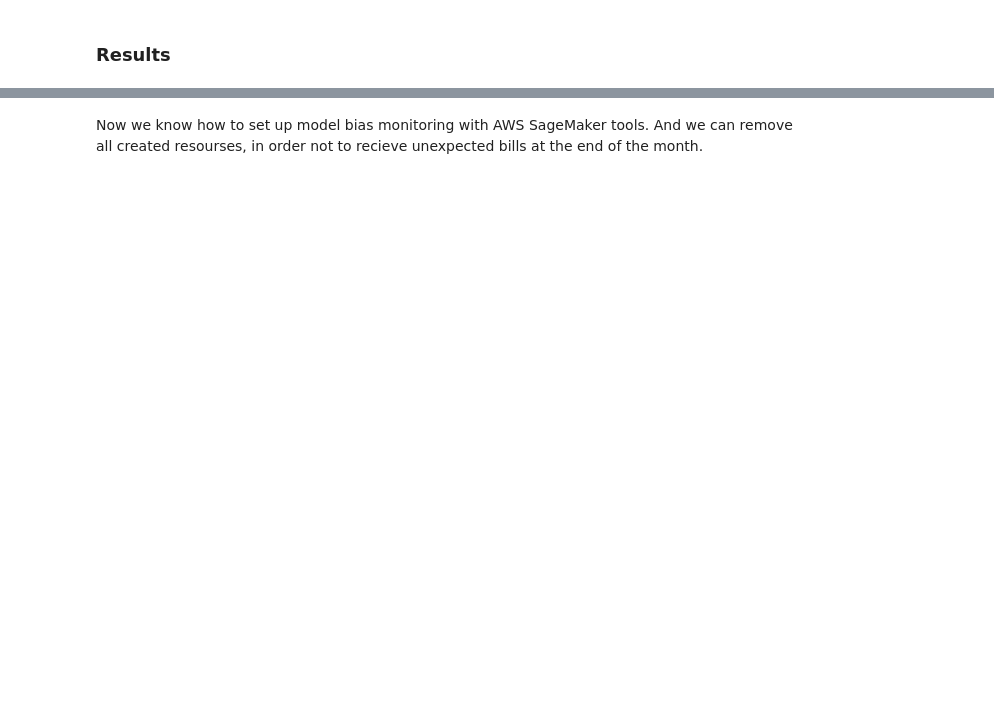
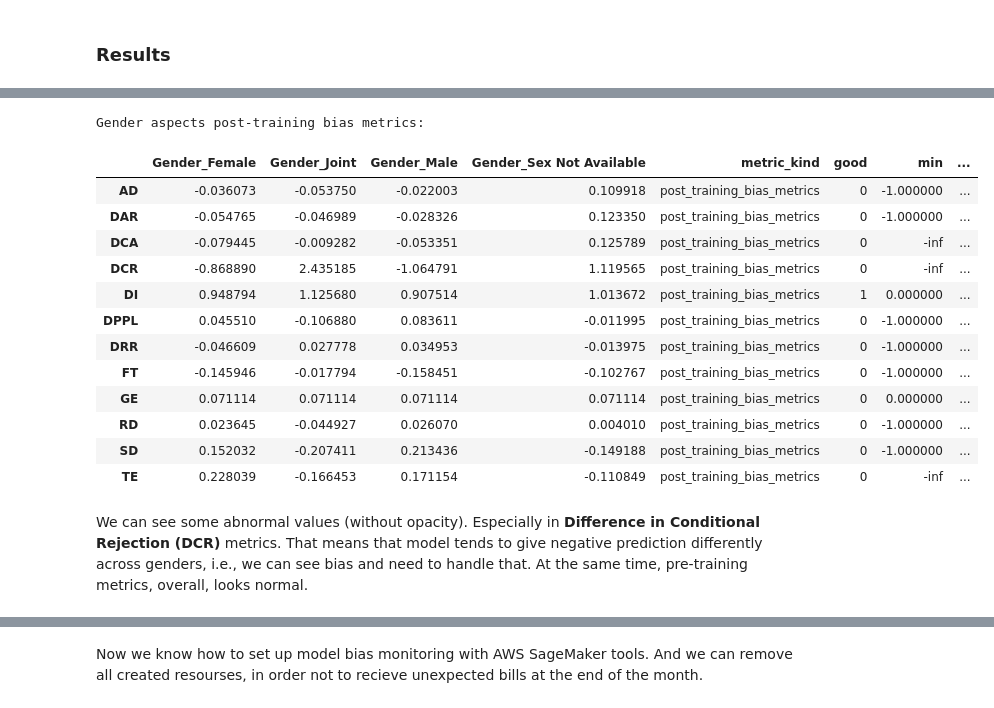
Before and after one commit to griddynamics/gd-ml-observability, a Jupyter notebook: notebooks/model_bias_monitor.ipynb, the cells around one changed output, grey strips where cells are left out. Drawn from its saved outputs; the diff is of its cells as text; code cells hidden in the pictures; blank space fills up the shorter version.

```diff
--- a/notebooks/model_bias_monitor.ipynb
+++ b/notebooks/model_bias_monitor.ipynb
@@ -237,0 +327,10 @@ print(S3Downloader.read_file(model_bias_constraints.file_s3_uri))
+# %%
+print(f"ModelBiasMonitor suggested constraints: {model_bias_constraints.file_s3_uri}")
+print("Visualizing part of suggested constrains:")
+suggested_constrains = json.loads(S3Downloader.read_file(model_bias_constraints.file_s3_uri))
+res = {k: v for k, v in suggested_constrains.items() if 'metrics' not in k}
+res['post_training_bias_metrics'] = dict(label='Status', facets=dict(Gender_Female=suggested_constrains['post_training_bias_metrics']['facets']['Gender_Female']))
+res['pre_training_bias_metrics'] = dict(label='Status', facets=dict(Gender_Female=suggested_constrains['pre_training_bias_metrics']['facets']['Gender_Female']))
+res['post_training_bias_metrics']['facets']['income'] = '...'
+res['pre_training_bias_metrics']['facets']['income'] = '...'
+print(json.dumps(res, indent=4))
@@ -278,11 +401,12 @@ Preparing data for checking for model bias. It can be any data supported by mode
 # %%
-test_df = pd.read_csv(validation_dataset)
-tr_df = pd.read_csv(training_dataset)
+test_df = pd.read_csv(TEST_PATH)
 for col in FACET_COLUMNS_VALUES:
     if col == 'income':
         continue
     test_df[col] = test_df[col].astype(int)
-    tr_df[col] = tr_df[col].astype(int)
+
+gender_aspects = [col for col in FACET_COLUMNS_VALUES if 'Gender' in col]
+descr_colnames = ['metric_kind', 'good', 'min', 'max', 'description',]
 # %%
 # Serialization function which will make Clarity understand types of attributes
 def cast_str(x):
@@ -360,0 +533,3 @@ ground_truth_thread.start()
+# %%
+wait_for_execution_to_start(model_bias_monitor)
+schedule_desc = wait_for_execution_to_finish(model_bias_monitor)
@@ -360,0 +592,39 @@ ground_truth_thread.start()
+# %%
+analisys_df = None
+
+execution_summary = schedule_desc.get("LastMonitoringExecutionSummary")
+if execution_summary and execution_summary["MonitoringExecutionStatus"] in [
+    "Completed",
+    "CompletedWithViolations",
+]:
+    last_model_bias_monitor_execution = model_bias_monitor.list_executions()[-1]
+    last_model_bias_monitor_execution_report_uri = (
+        last_model_bias_monitor_execution.output.destination
+    )
+    print(f"Report URI: {last_model_bias_monitor_execution_report_uri}")
+    last_model_bias_monitor_execution_report_files = sorted(
+        S3Downloader.list(last_model_bias_monitor_execution_report_uri)
+    )
+    print("Found Report Files:")
+    print("\n ".join(last_model_bias_monitor_execution_report_files))
+    if execution_summary["MonitoringExecutionStatus"] == "CompletedWithViolations":
+        file = [name for name in last_model_bias_monitor_execution_report_files if 'analysis.json' in name]
+        assert len(file) == 1, 'Error: analysis file was not generated'
+        file = file[0]
+        analysis = json.loads(S3Downloader.read_file(file))
+        analysis_df = extract_metrix_from_analysis(analysis)
+        print('Gender aspects pre-training bias metrics:')
+        display(analysis_df[gender_aspects + descr_colnames].query("metric_kind == 'pre_training_bias_metrics'")
+                   .style.applymap(lambda v: 'opacity: 20%;' if (v < 0.1) and (v > -0.1) else None, subset=gender_aspects))
+        print('Gender aspects post-training bias metrics:')
+        idx = pd.IndexSlice
+        display(analysis_df[gender_aspects + descr_colnames].query("metric_kind == 'post_training_bias_metrics'")
+                   .style.applymap(lambda v: 'opacity: 20%;' if (v < 0.1) and (v > -0.1) else None, subset=gender_aspects)
+                         .applymap(lambda v: 'opacity: 20%;' if (v < 1.1) and (v > -0.9) else None, subset=idx[idx['DI'], idx[gender_aspects]]))
+
+else:
+    last_model_bias_monitor_execution = None
+    print(
+        "====STOP==== \n No completed executions to inspect further. Please wait till an execution completes or investigate previously reported failures."
+    )
+# %% [output]
@@ -360,0 +648,16 @@ ground_truth_thread.start()
+Gender aspects post-training bias metrics:
+|  | Gender_Female | Gender_Joint | Gender_Male | Gender_Sex Not Available | metric_kind | good | min | ... |
+| AD | -0.036073 | -0.053750 | -0.022003 | 0.109918 | post_training_bias_metrics | 0 | -1.000000 | ... |
+| DAR | -0.054765 | -0.046989 | -0.028326 | 0.123350 | post_training_bias_metrics | 0 | -1.000000 | ... |
+| DCA | -0.079445 | -0.009282 | -0.053351 | 0.125789 | post_training_bias_metrics | 0 | -inf | ... |
+| DCR | -0.868890 | 2.435185 | -1.064791 | 1.119565 | post_training_bias_metrics | 0 | -inf | ... |
+| DI | 0.948794 | 1.125680 | 0.907514 | 1.013672 | post_training_bias_metrics | 1 | 0.000000 | ... |
+| DPPL | 0.045510 | -0.106880 | 0.083611 | -0.011995 | post_training_bias_metrics | 0 | -1.000000 | ... |
+| DRR | -0.046609 | 0.027778 | 0.034953 | -0.013975 | post_training_bias_metrics | 0 | -1.000000 | ... |
+| FT | -0.145946 | -0.017794 | -0.158451 | -0.102767 | post_training_bias_metrics | 0 | -1.000000 | ... |
+| GE | 0.071114 | 0.071114 | 0.071114 | 0.071114 | post_training_bias_metrics | 0 | 0.000000 | ... |
+| RD | 0.023645 | -0.044927 | 0.026070 | 0.004010 | post_training_bias_metrics | 0 | -1.000000 | ... |
+| SD | 0.152032 | -0.207411 | 0.213436 | -0.149188 | post_training_bias_metrics | 0 | -1.000000 | ... |
+| TE | 0.228039 | -0.166453 | 0.171154 | -0.110849 | post_training_bias_metrics | 0 | -inf | ... |
+# %% [markdown]
+We can see some abnormal values (without opacity). Especially in **Difference in Conditional Rejection (DCR)** metrics. That means that model tends to give negative prediction differently across genders, i.e., we can see bias and need to handle that. At the same time, pre-training metrics, overall, looks normal.
```
Also changed, not shown: parts of 61 cells of this notebook.
